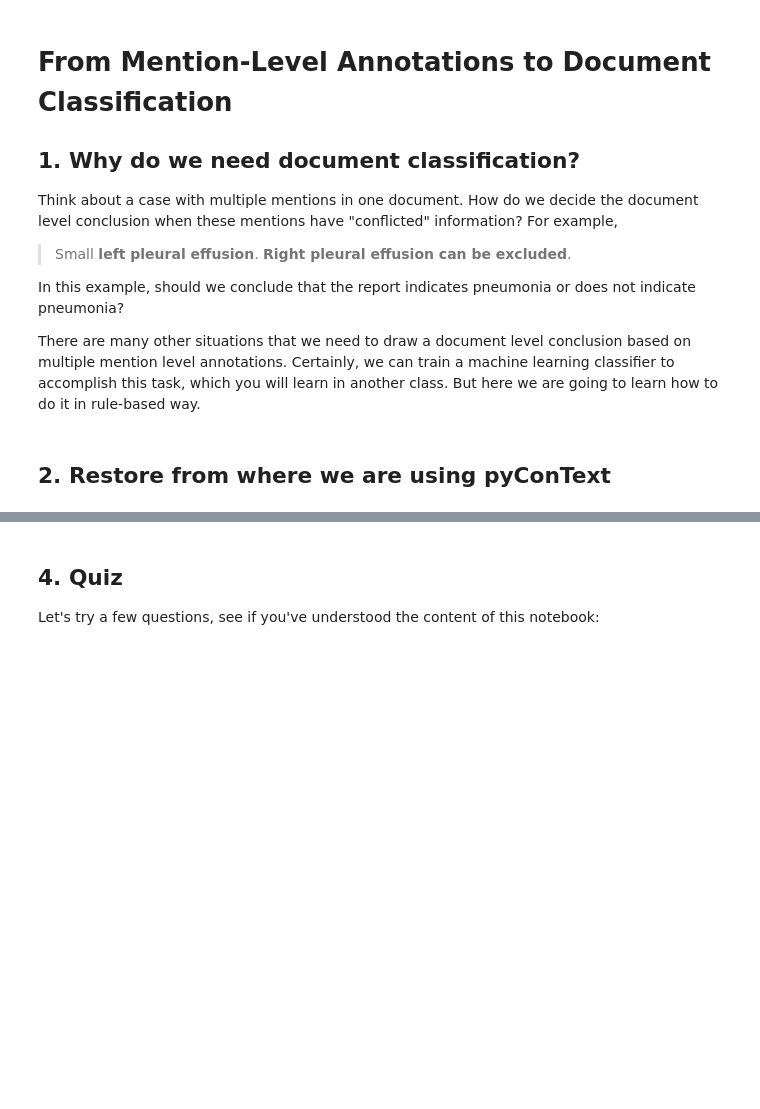
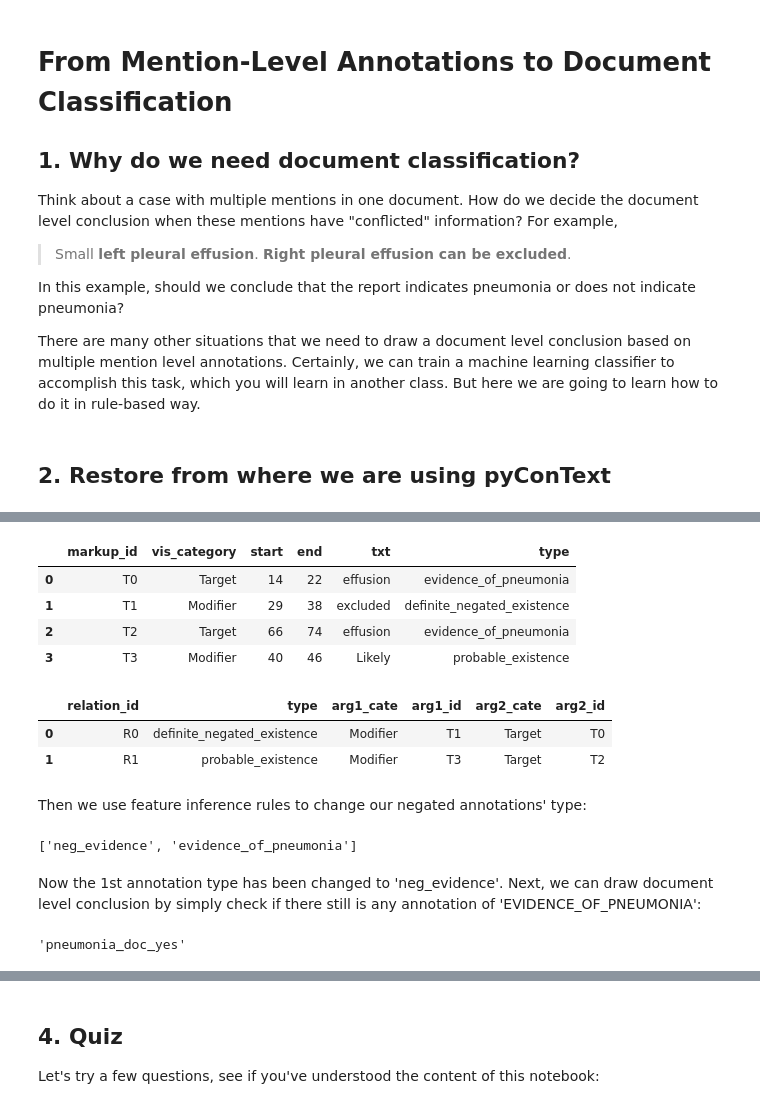
Before and after one commit to UUDeCART/decart_rule_based_nlp, a Jupyter notebook: 10_NLP_DocumentClassification.ipynb, the cells around one changed output, grey strips where cells are left out. Drawn from its saved outputs; the diff is of its cells as text; code cells hidden in the pictures; blank space fills up the shorter version.

```diff
--- a/10_NLP_DocumentClassification.ipynb
+++ b/10_NLP_DocumentClassification.ipynb
@@ -131,0 +89,10 @@ put all together in a separate file
+# %%
+pos_doc_type='PNEUMONIA_DOC_YES'
+TARGETS_FILE_PATH = 'KB/pneumonia_targets.tsv'
+MODIFIERS_FILE_PATH = 'KB/pneumonia_modifiers.tsv'
+FEATURE_INFERENCER_FILE_PATH = 'KB/featurer_inferences.csv'
+DOC_INFERENCER_FILE_PATH = 'KB/doc_inferences.csv'
+# clear just in case files/regular expressions have been updated
+classifier = DocumentClassifier(TARGETS_FILE_PATH, MODIFIERS_FILE_PATH,
+                               FEATURE_INFERENCER_FILE_PATH, DOC_INFERENCER_FILE_PATH,
+                               {pos_doc_type})
@@ -131,0 +101,4 @@ put all together in a separate file
+# %%
+# 1st use pyConText to process the input text,
+context_doc = markup_context_document(report, classifier.modifiers, classifier.targets)
+view_pycontext_output(context_doc)
@@ -131,0 +107,33 @@ put all together in a separate file
+# %%
+# read out the pyConText output into dataframe format
+annotations, relations, doc_txt = convertMarkups2DF(get_document_markups(context_doc))
+# %%
+# Let's see what is in annotations:
+annotations
+# %% [output]
+|  | markup_id | vis_category | start | end | txt | type |
+| 0 | T0 | Target | 14 | 22 | effusion | evidence_of_pneumonia |
+| 1 | T1 | Modifier | 29 | 38 | excluded | definite_negated_existence |
+| 2 | T2 | Target | 66 | 74 | effusion | evidence_of_pneumonia |
+| 3 | T3 | Modifier | 40 | 46 | Likely | probable_existence |
+# %%
+# And what is in "relations":
+relations
+# %% [output]
+|  | relation_id | type | arg1_cate | arg1_id | arg2_cate | arg2_id |
+| 0 | R0 | definite_negated_existence | Modifier | T1 | Target | T0 |
+| 1 | R1 | probable_existence | Modifier | T3 | Target | T2 |
+# %% [markdown]
+Then we use feature inference rules to change our negated annotations' type:
+# %%
+matched_conclusion_types = classifier.feature_inferencer.process(annotations, relations)
+matched_conclusion_types
+# %% [output]
+['neg_evidence', 'evidence_of_pneumonia']
+# %% [markdown]
+Now the 1st annotation type has been changed to 'neg_evidence'. Next, we can draw document level conclusion by simply check if there still is any annotation of 'EVIDENCE_OF_PNEUMONIA':
+# %%
+doc_conclusion = classifier.document_inferencer.process(matched_conclusion_types)
+doc_conclusion
+# %% [output]
+'pneumonia_doc_yes'
```
Also changed, not shown: parts of 32 cells of this notebook, 36 other files.
